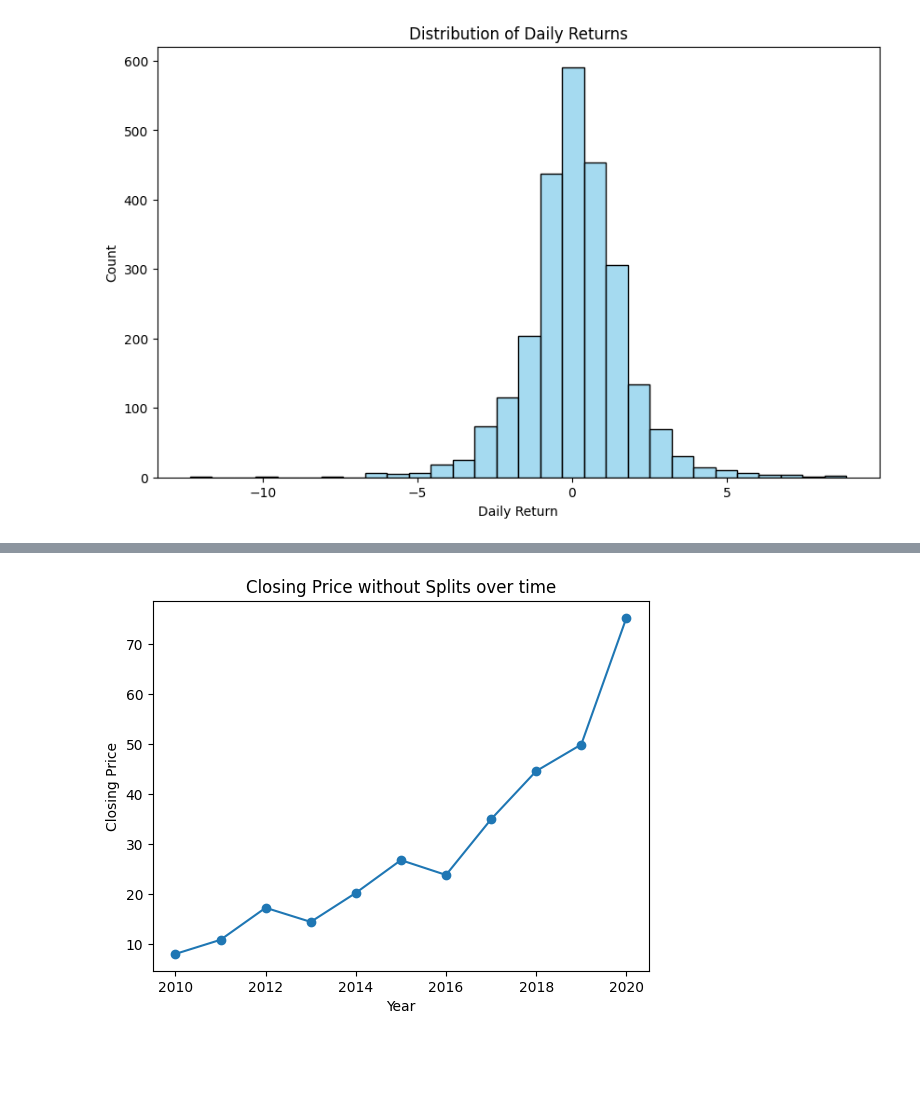
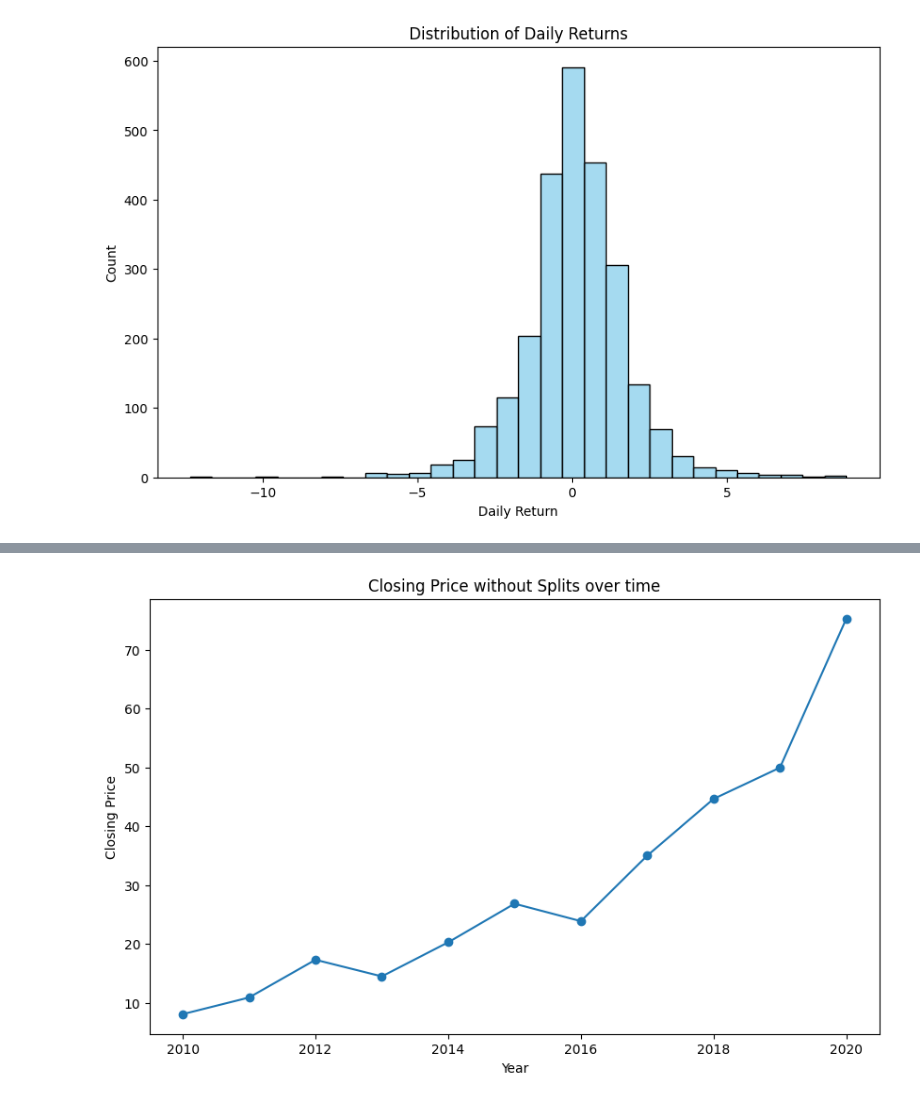
Before and after one commit to omal0/CS577-AppleStock, a Jupyter notebook: Assignments/ProjectPhase2.ipynb, the cells around one changed output, grey strips where cells are left out. Saved outputs shown, nothing was run; the diff lists cells and outputs as text; code cells hidden in the pictures; blank space fills up the shorter version.

```diff
--- a/Assignments/ProjectPhase2.ipynb
+++ b/Assignments/ProjectPhase2.ipynb
@@ -186,11 +208,13 @@ plt.show()
 # %%
 #4. Trend or Top-N Comparison
 #How is the average closing price without splits differ among different years
+plt.figure(figsize=(10,6))
+
 merged.groupby(merged["Date"].dt.year)['Close_NoSplits'].mean().plot(kind="line",marker='o')
 
 plt.title("Closing Price without Splits over time")
 plt.xlabel("Year")
 plt.ylabel("Closing Price")
 plt.show()
 # %% [output]
-[figure, old version]
+[figure, new version]
```
Also changed, not shown: parts of 7 cells of this notebook.
